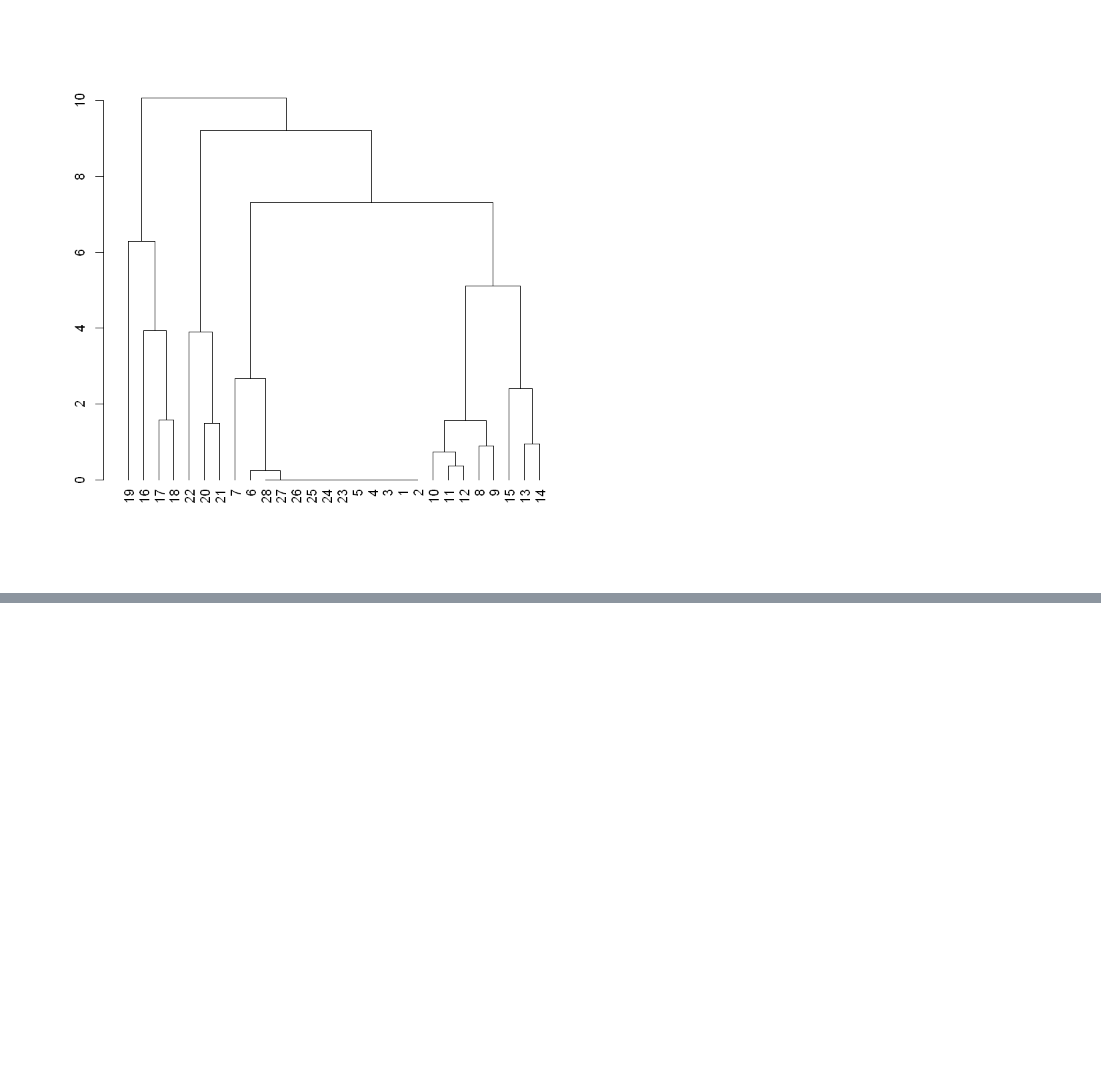
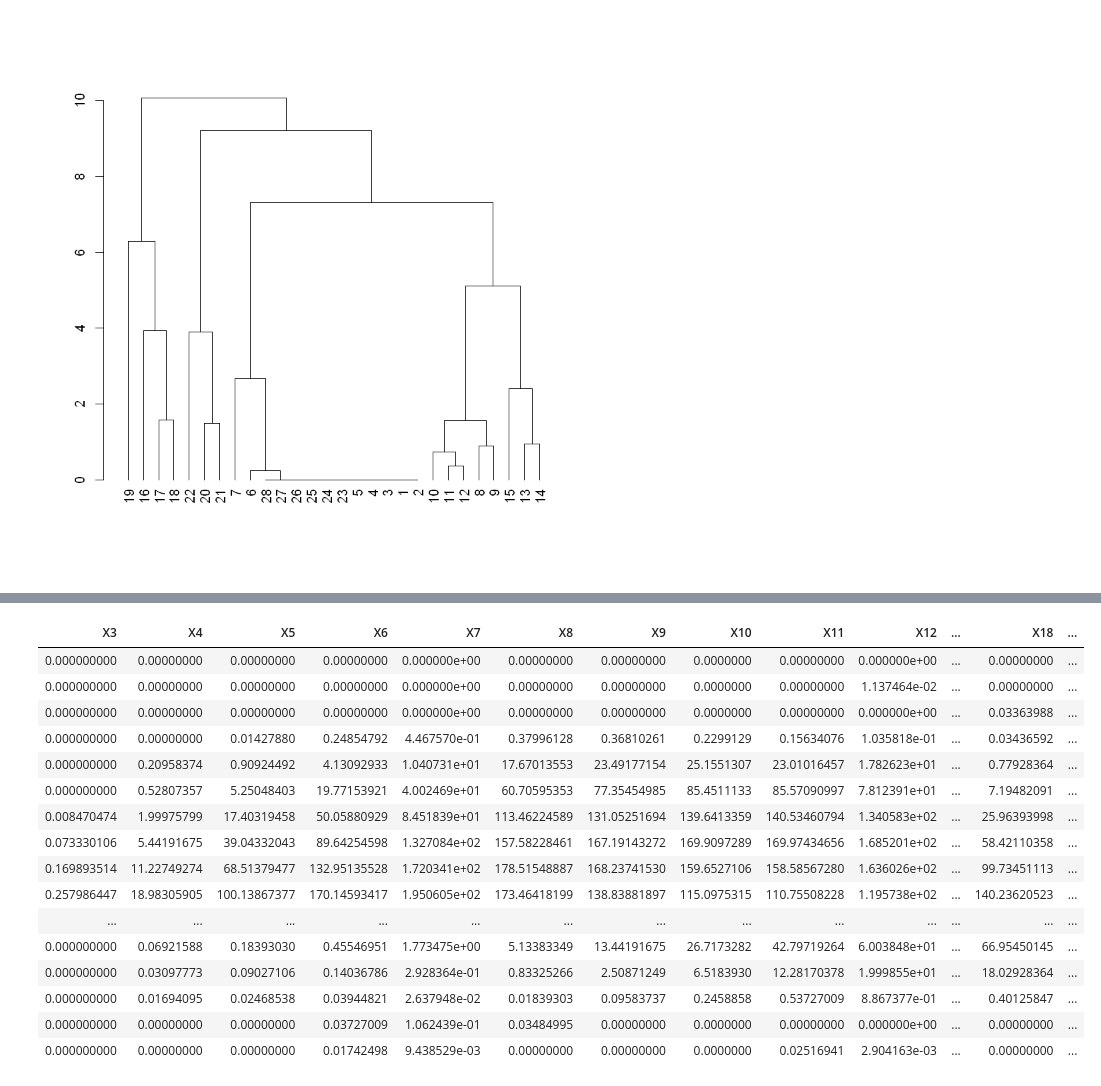
Before and after one commit to Ryan-Oblivion/Biostatistics_final, a Jupyter notebook: final_project_biostatistics.ipynb, the cells around one changed output, grey strips where cells are left out. Drawn from its saved outputs; the diff is of its cells as text; code cells hidden in the pictures; blank space fills up the shorter version.

```diff
--- a/final_project_biostatistics.ipynb
+++ b/final_project_biostatistics.ipynb
@@ -304,0 +383,63 @@ plot(as.dendrogram(pc_hclust))
+# %%
+# reused code from making pca of label 3 to make one of label 0
+# at the end i found a way to automate the process of finding the least amount
+# of pc's when added up gives 90%
+
+
+test <- data.frame(matrix_ave_pix)
+#test
+# note: i am using "my_label1" variable from the 3rd cell. this variable contains
+# uses code that gets information from the first 10 rows in the pixel data
+# the last pixel data ends up being the digit "3"
+
+
+# so the digit we are looking to run pca on is 3
+
+
+list_to_remove <- c()
+
+for (x in c(1:length(test))){
+
+    if (var(test[,x]) == 0) {
+        list_to_remove <- append(list_to_remove, x)
+    }
+
+}
+list_to_remove
+# I used this for loop to find all the columns that has a variance of 0 and put
+# the column number into the list_to_remove variable. now i will edit the
+# matirx test and remove those columns
+
+test_update <- test[,-(list_to_remove)]
+test_update
+
+pca_label_0 <- prcomp(test_update[,c(2:length(test_update))], center = TRUE, scale. = TRUE)
+
+# automate the below code to find how many pc equal 90%
+standard_dev <- pca_label_0$sdev
+# this is getting the standard deviation
+
+var_label_0 <- standard_dev^2
+# this is to get the variance of the pc
+#var_label_1[1:10]
+
+prop_var <- var_label_0/sum(var_label_0)
+prop_var[1:3]
+# this shows the proportion of variance explained
+
+# this while loop automates the proces of finding the least amount of
+# pc's variances which add up to equal 90%
+x <- 1
+while (sum(prop_var[1:x])*100 < 90){
+    x=x+1
+}
+sum(prop_var[1:x])
+#sum(prop_var[1:3])
+
+# now that i know 4 pc's is the least amount when added gives 90% of the
+# variance information for the label 0 when averaged
+# i can now look at an individual digit to see whether it will also need
+# about 4 pc's to give its variance
+# thus this will be my way of quickly classifying which digit i was given
+# based on this quick calculation.
+# %% [output]
@@ -304,0 +447,17 @@ plot(as.dendrogram(pc_hclust))
+| X3 | X4 | X5 | X6 | X7 | X8 | X9 | X10 | X11 | X12 | ... | X18 | ... |
+| 0.000000000 | 0.00000000 | 0.00000000 | 0.00000000 | 0.000000e+00 | 0.00000000 | 0.00000000 | 0.0000000 | 0.00000000 | 0.000000e+00 | ... | 0.00000000 | ... |
+| 0.000000000 | 0.00000000 | 0.00000000 | 0.00000000 | 0.000000e+00 | 0.00000000 | 0.00000000 | 0.0000000 | 0.00000000 | 1.137464e-02 | ... | 0.00000000 | ... |
+| 0.000000000 | 0.00000000 | 0.00000000 | 0.00000000 | 0.000000e+00 | 0.00000000 | 0.00000000 | 0.0000000 | 0.00000000 | 0.000000e+00 | ... | 0.03363988 | ... |
+| 0.000000000 | 0.00000000 | 0.01427880 | 0.24854792 | 4.467570e-01 | 0.37996128 | 0.36810261 | 0.2299129 | 0.15634076 | 1.035818e-01 | ... | 0.03436592 | ... |
+| 0.000000000 | 0.20958374 | 0.90924492 | 4.13092933 | 1.040731e+01 | 17.67013553 | 23.49177154 | 25.1551307 | 23.01016457 | 1.782623e+01 | ... | 0.77928364 | ... |
+| 0.000000000 | 0.52807357 | 5.25048403 | 19.77153921 | 4.002469e+01 | 60.70595353 | 77.35454985 | 85.4511133 | 85.57090997 | 7.812391e+01 | ... | 7.19482091 | ... |
+| 0.008470474 | 1.99975799 | 17.40319458 | 50.05880929 | 8.451839e+01 | 113.46224589 | 131.05251694 | 139.6413359 | 140.53460794 | 1.340583e+02 | ... | 25.96393998 | ... |
+| 0.073330106 | 5.44191675 | 39.04332043 | 89.64254598 | 1.327084e+02 | 157.58228461 | 167.19143272 | 169.9097289 | 169.97434656 | 1.685201e+02 | ... | 58.42110358 | ... |
+| 0.169893514 | 11.22749274 | 68.51379477 | 132.95135528 | 1.720341e+02 | 178.51548887 | 168.23741530 | 159.6527106 | 158.58567280 | 1.636026e+02 | ... | 99.73451113 | ... |
+| 0.257986447 | 18.98305905 | 100.13867377 | 170.14593417 | 1.950605e+02 | 173.46418199 | 138.83881897 | 115.0975315 | 110.75508228 | 1.195738e+02 | ... | 140.23620523 | ... |
+| ... | ... | ... | ... | ... | ... | ... | ... | ... | ... | ... | ... | ... |
+| 0.000000000 | 0.06921588 | 0.18393030 | 0.45546951 | 1.773475e+00 | 5.13383349 | 13.44191675 | 26.7173282 | 42.79719264 | 6.003848e+01 | ... | 66.95450145 | ... |
+| 0.000000000 | 0.03097773 | 0.09027106 | 0.14036786 | 2.928364e-01 | 0.83325266 | 2.50871249 | 6.5183930 | 12.28170378 | 1.999855e+01 | ... | 18.02928364 | ... |
+| 0.000000000 | 0.01694095 | 0.02468538 | 0.03944821 | 2.637948e-02 | 0.01839303 | 0.09583737 | 0.2458858 | 0.53727009 | 8.867377e-01 | ... | 0.40125847 | ... |
+| 0.000000000 | 0.00000000 | 0.00000000 | 0.03727009 | 1.062439e-01 | 0.03484995 | 0.00000000 | 0.0000000 | 0.00000000 | 0.000000e+00 | ... | 0.00000000 | ... |
+| 0.000000000 | 0.00000000 | 0.00000000 | 0.01742498 | 9.438529e-03 | 0.00000000 | 0.00000000 | 0.0000000 | 0.02516941 | 2.904163e-03 | ... | 0.00000000 | ... |
```
Also changed, not shown: parts of 4 cells of this notebook.
